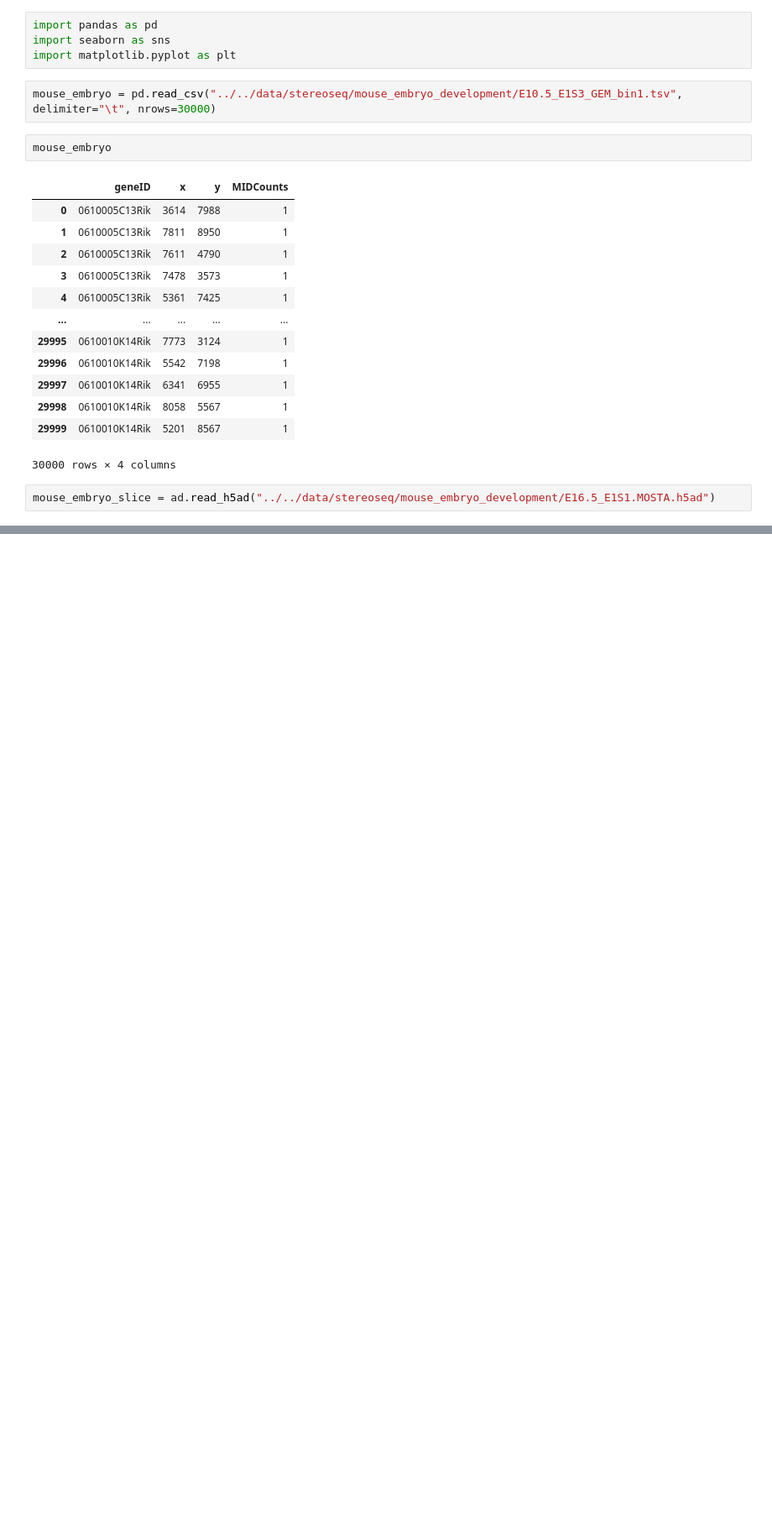
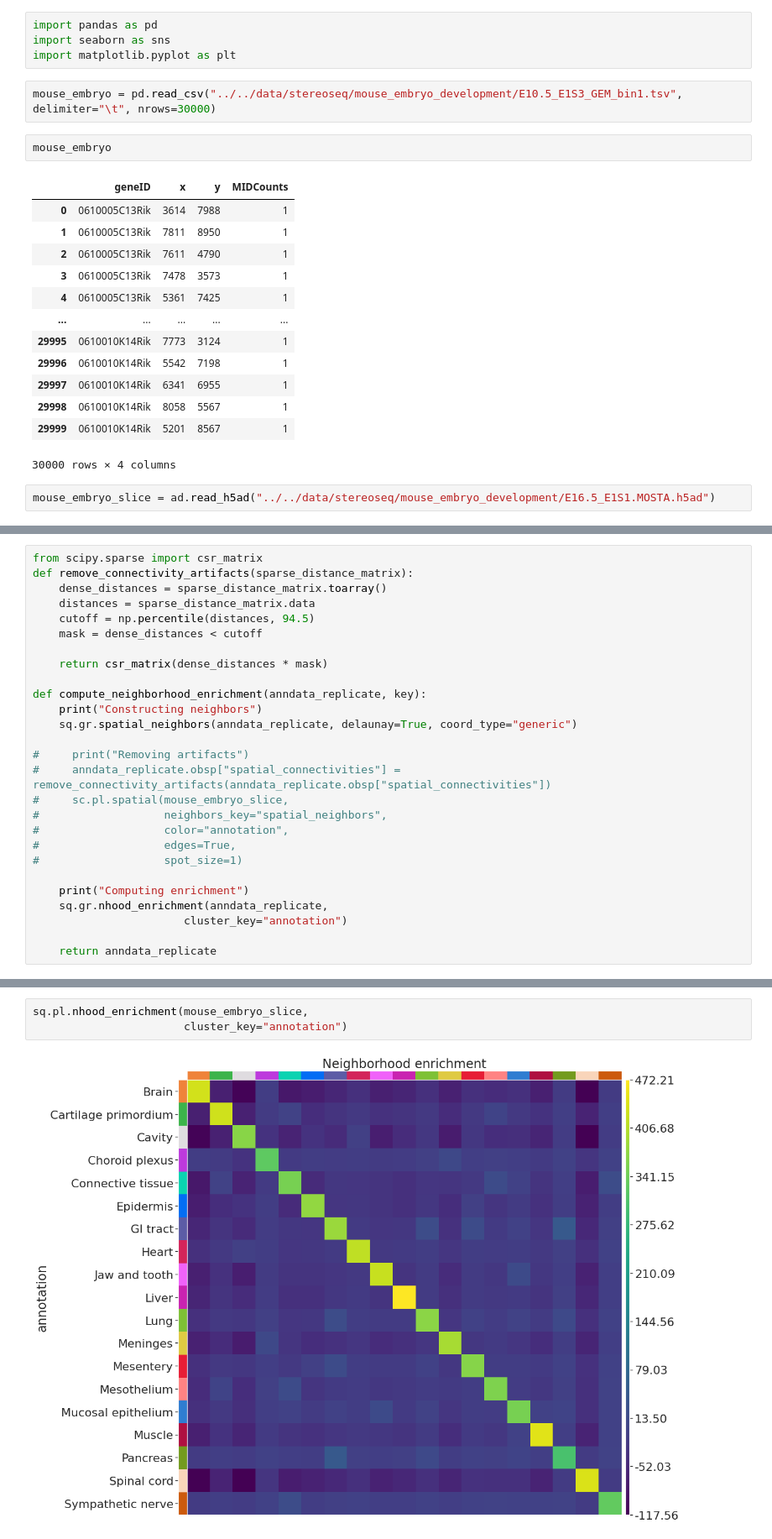
Before and after one commit to alam-shahul/popari, a Jupyter notebook: SpiceMix/metagene_based_pseudo_3D_simulation.ipynb, the cells around one changed output, grey strips where cells are left out. Shown at 84% size. Cells and saved outputs as stored; diff of their text form; blank space fills up the shorter version.

```diff
--- a/SpiceMix/metagene_based_pseudo_3D_simulation.ipynb
+++ b/SpiceMix/metagene_based_pseudo_3D_simulation.ipynb
@@ -197,0 +174,27 @@ sns.scatterplot(data=mouse_embryo[["x", "y"]].astype(int), x="x", y="y", s=0.3)
+# %%
+from scipy.sparse import csr_matrix
+def remove_connectivity_artifacts(sparse_distance_matrix):
+    dense_distances = sparse_distance_matrix.toarray()
+    distances = sparse_distance_matrix.data
+    cutoff = np.percentile(distances, 94.5)
+    mask = dense_distances < cutoff
+
+    return csr_matrix(dense_distances * mask)
+
+def compute_neighborhood_enrichment(anndata_replicate, key):
+    print("Constructing neighbors")
+    sq.gr.spatial_neighbors(anndata_replicate, delaunay=True, coord_type="generic")
+
+#     print("Removing artifacts")
+#     anndata_replicate.obsp["spatial_connectivities"] = remove_connectivity_artifacts(anndata_replicate.obsp["spatial_connectivities"])
+#     sc.pl.spatial(mouse_embryo_slice,
+#                   neighbors_key="spatial_neighbors",
+#                   color="annotation",
+#                   edges=True,
+#                   spot_size=1)
+
+    print("Computing enrichment")
+    sq.gr.nhood_enrichment(anndata_replicate,
+                       cluster_key="annotation")
+
+    return anndata_replicate
@@ -197,0 +206,5 @@ sns.scatterplot(data=mouse_embryo[["x", "y"]].astype(int), x="x", y="y", s=0.3)
+# %%
+sq.pl.nhood_enrichment(mouse_embryo_slice,
+                       cluster_key="annotation")
+# %% [output]
+[figure, added]
```
Also changed, not shown: parts of 37 cells of this notebook, 17 other files.
